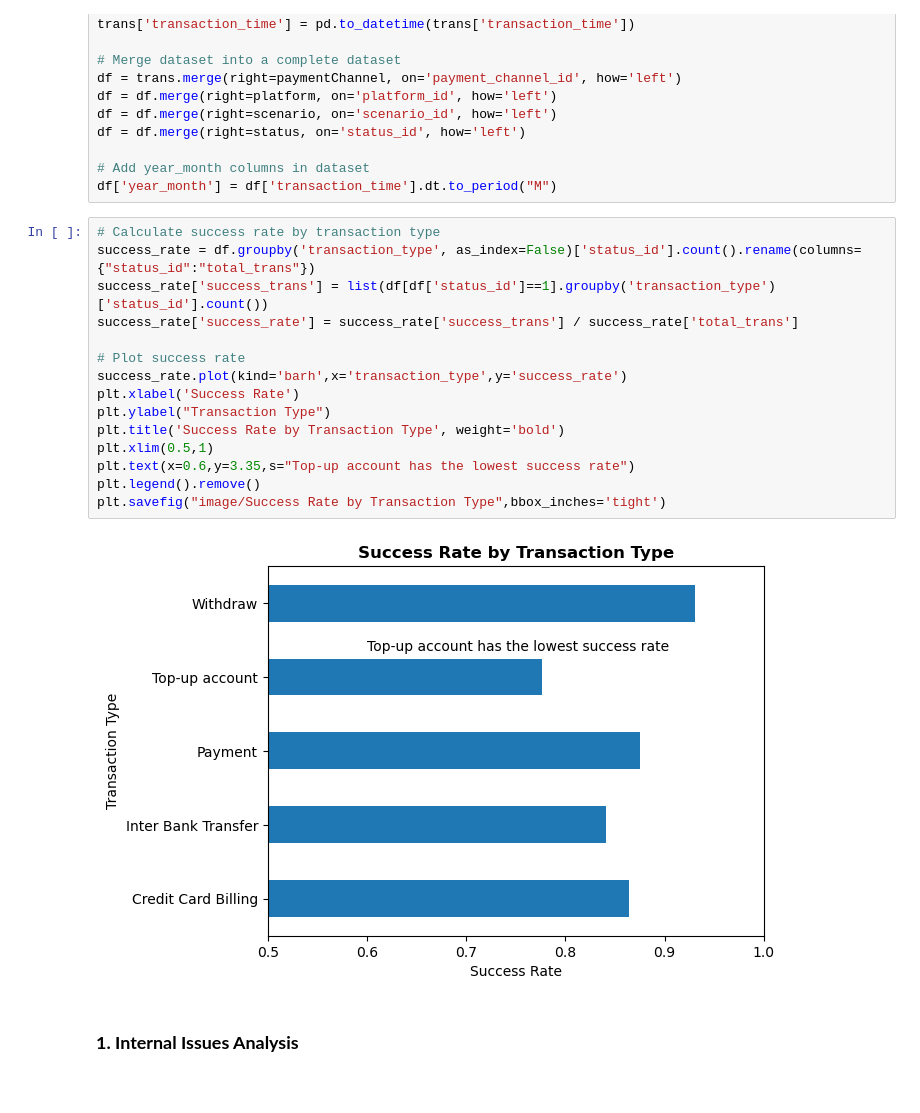
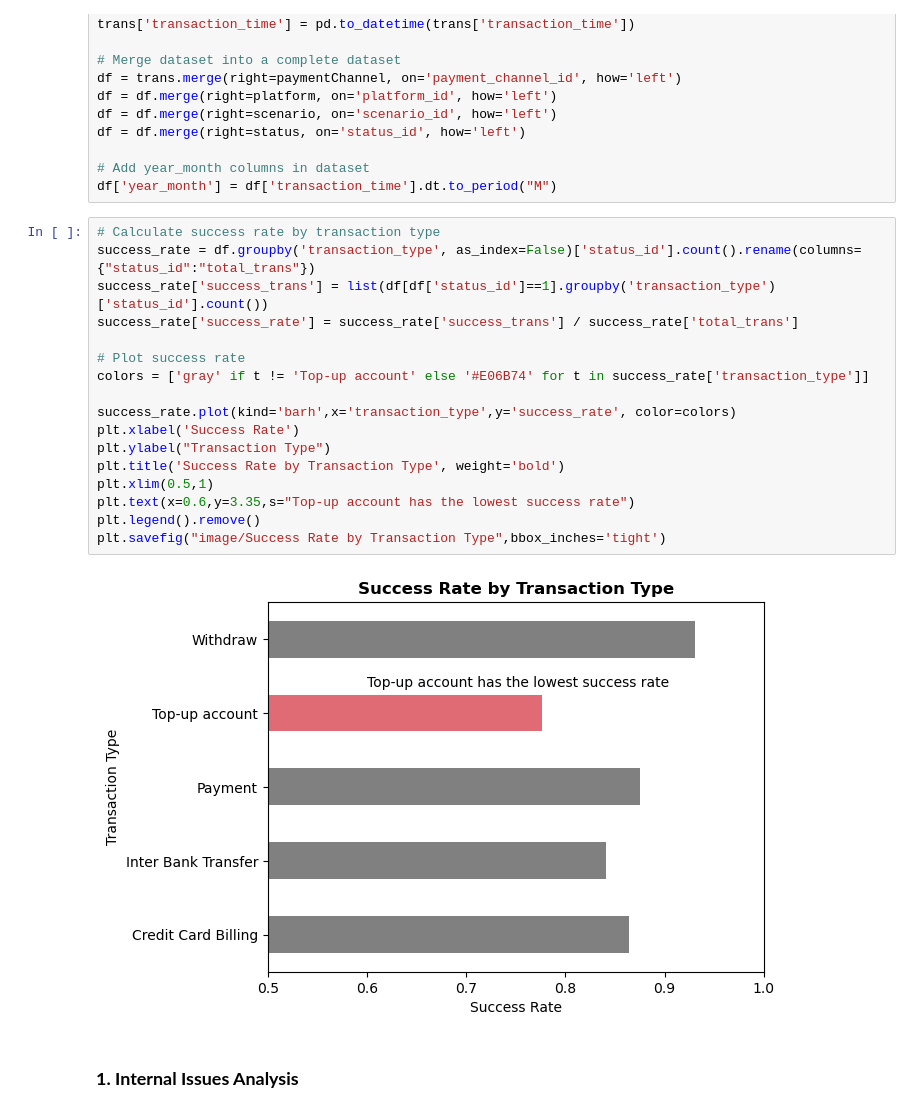
Before and after one commit to letatnhien1912/Success-Rate-Analysis, a Jupyter notebook: success_rate_diagnostic.ipynb, the cells around one changed output. Drawn from its saved outputs; the diff is of its cells as text.

```diff
--- a/success_rate_diagnostic.ipynb
+++ b/success_rate_diagnostic.ipynb
@@ -126,20 +126,22 @@ df['year_month'] = df['transaction_time'].dt.to_period("M")
 # %%
 # Calculate success rate by transaction type
 success_rate = df.groupby('transaction_type', as_index=False)['status_id'].count().rename(columns={"status_id":"total_trans"})
 success_rate['success_trans'] = list(df[df['status_id']==1].groupby('transaction_type')['status_id'].count())
 success_rate['success_rate'] = success_rate['success_trans'] / success_rate['total_trans']
 
 # Plot success rate
-success_rate.plot(kind='barh',x='transaction_type',y='success_rate')
+colors = ['gray' if t != 'Top-up account' else '#E06B74' for t in success_rate['transaction_type']]
+
+success_rate.plot(kind='barh',x='transaction_type',y='success_rate', color=colors)
 plt.xlabel('Success Rate')
 plt.ylabel("Transaction Type")
 plt.title('Success Rate by Transaction Type', weight='bold')
 plt.xlim(0.5,1)
 plt.text(x=0.6,y=3.35,s="Top-up account has the lowest success rate")
 plt.legend().remove()
 plt.savefig("image/Success Rate by Transaction Type",bbox_inches='tight')
 # %% [output]
-[figure, old version]
+[figure, new version]
 # %% [markdown]
 ### **1. Internal Issues Analysis**
 # %%
```
Also changed, not shown: parts of 6 cells of this notebook, 7 other files.
